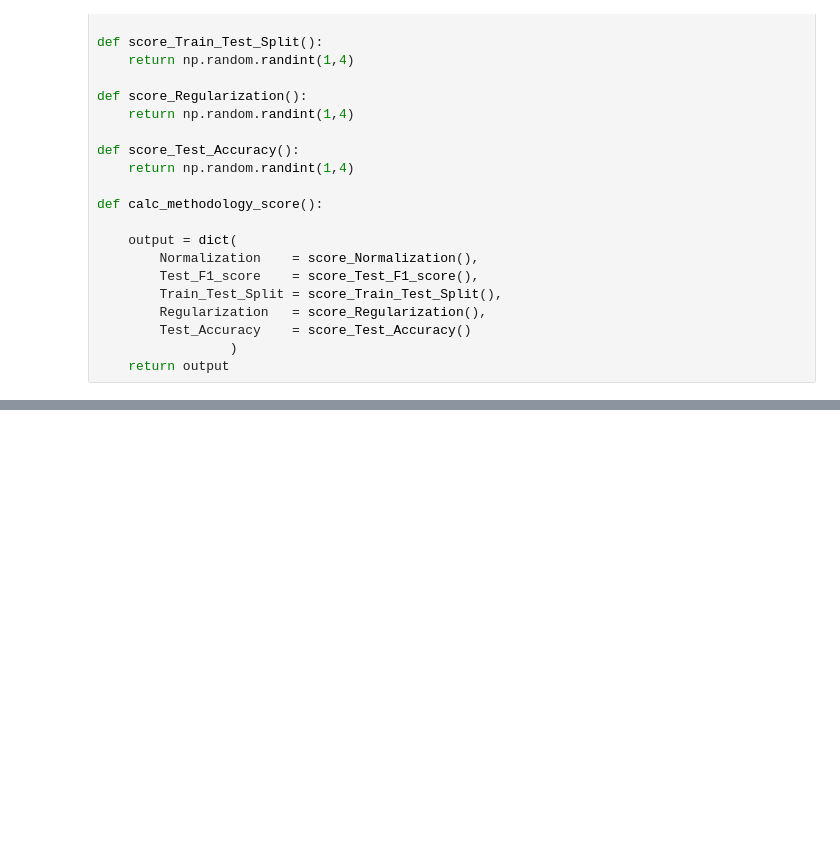
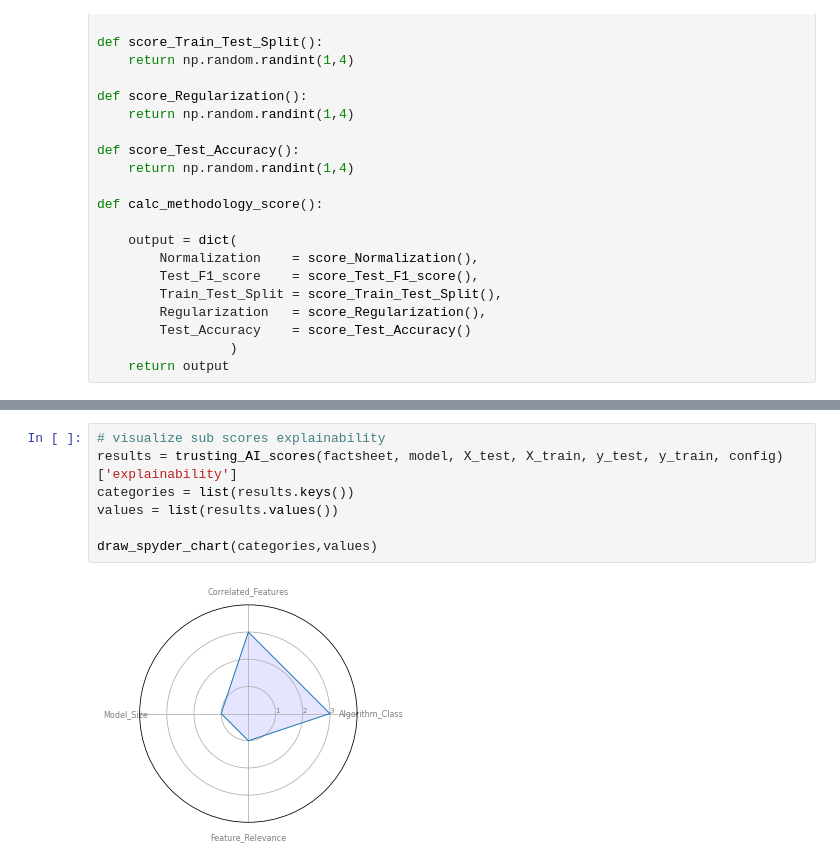
Before and after one commit to jan-kreischer/TRUSTED.AI, a Jupyter notebook: Scenario/trusting_AI_algo.ipynb, the cells around one changed output, grey strips where cells are left out. Drawn from its saved outputs; the diff is of its cells as text; blank space fills up the shorter version.

```diff
--- a/Scenario/trusting_AI_algo.ipynb
+++ b/Scenario/trusting_AI_algo.ipynb
@@ -166,0 +259,9 @@ def trusting_AI_score(factsheet, model, X_test, X_train, y_test, y_train, config
+# %%
+# visualize sub scores explainability
+results = trusting_AI_scores(factsheet, model, X_test, X_train, y_test, y_train, config)['explainability']
+categories = list(results.keys())
+values = list(results.values())
+
+draw_spyder_chart(categories,values)
+# %% [output]
+[figure, added]
```
Also changed, not shown: parts of 13 cells of this notebook.
